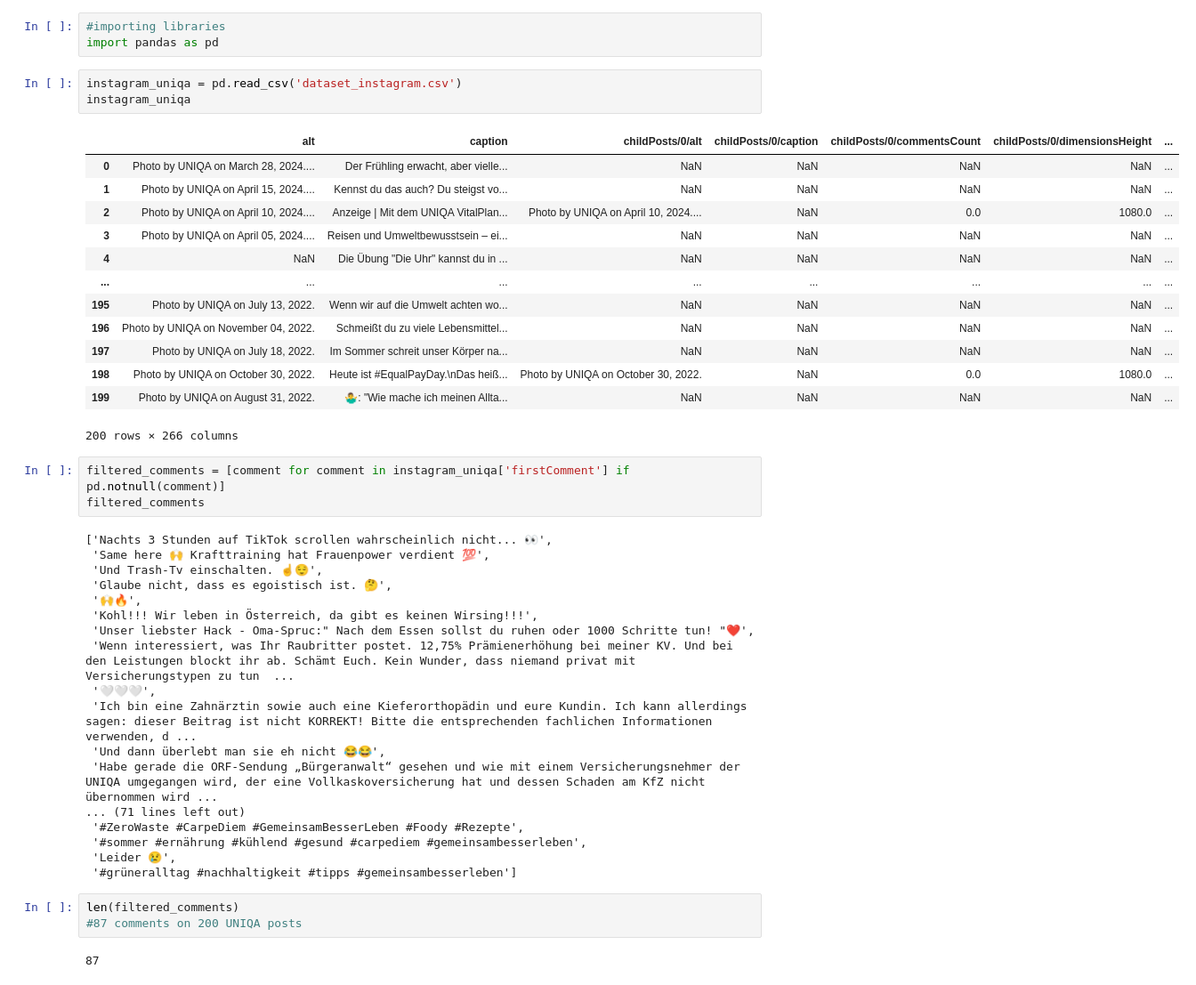
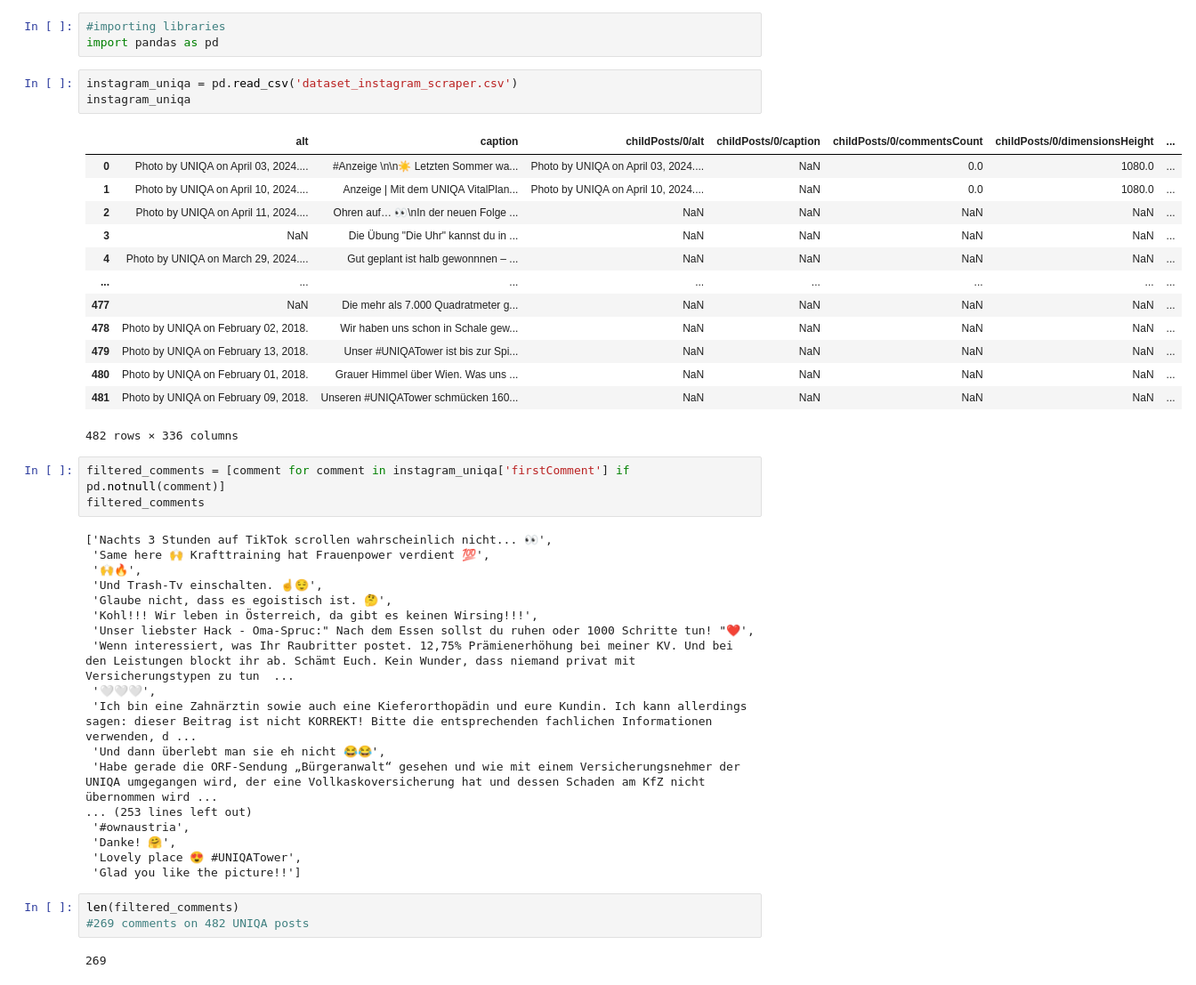
Before and after one commit to corinne167225/Capstone_UNIQA, a Jupyter notebook: UNIQA Instagram.ipynb, the cells around one changed output. Shown: that part at 89% size. Saved outputs shown, nothing was run; the diff lists cells and outputs as text.

```diff
--- a/UNIQA Instagram.ipynb
+++ b/UNIQA Instagram.ipynb
@@ -6,31 +6,31 @@ Instagram shut down its public API in 2018. You now have to be approved through
 #importing libraries
 import pandas as pd
 # %%
-instagram_uniqa = pd.read_csv('dataset_instagram.csv')
+instagram_uniqa = pd.read_csv('dataset_instagram_scraper.csv')
 instagram_uniqa
 # %% [output]
 |  | alt | caption | childPosts/0/alt | childPosts/0/caption | childPosts/0/commentsCount | childPosts/0/dimensionsHeight | ... |
-| 0 | Photo by UNIQA on March 28, 2024.... | Der Frühling erwacht, aber vielle... | NaN | NaN | NaN | NaN | ... |
-| 1 | Photo by UNIQA on April 15, 2024.... | Kennst du das auch? Du steigst vo... | NaN | NaN | NaN | NaN | ... |
-| 2 | Photo by UNIQA on April 10, 2024.... | Anzeige | Mit dem UNIQA VitalPlan... | Photo by UNIQA on April 10, 2024.... | NaN | 0.0 | 1080.0 | ... |
-| 3 | Photo by UNIQA on April 05, 2024.... | Reisen und Umweltbewusstsein – ei... | NaN | NaN | NaN | NaN | ... |
-| 4 | NaN | Die Übung "Die Uhr" kannst du in ... | NaN | NaN | NaN | NaN | ... |
+| 0 | Photo by UNIQA on April 03, 2024.... | #Anzeige \n\n☀️ Letzten Sommer wa... | Photo by UNIQA on April 03, 2024.... | NaN | 0.0 | 1080.0 | ... |
+| 1 | Photo by UNIQA on April 10, 2024.... | Anzeige | Mit dem UNIQA VitalPlan... | Photo by UNIQA on April 10, 2024.... | NaN | 0.0 | 1080.0 | ... |
+| 2 | Photo by UNIQA on April 11, 2024.... | Ohren auf… 👀\nIn der neuen Folge ... | NaN | NaN | NaN | NaN | ... |
+| 3 | NaN | Die Übung "Die Uhr" kannst du in ... | NaN | NaN | NaN | NaN | ... |
+| 4 | Photo by UNIQA on March 29, 2024.... | Gut geplant ist halb gewonnnen – ... | NaN | NaN | NaN | NaN | ... |
 | ... | ... | ... | ... | ... | ... | ... | ... |
-| 195 | Photo by UNIQA on July 13, 2022. | Wenn wir auf die Umwelt achten wo... | NaN | NaN | NaN | NaN | ... |
-| 196 | Photo by UNIQA on November 04, 2022. | Schmeißt du zu viele Lebensmittel... | NaN | NaN | NaN | NaN | ... |
-| 197 | Photo by UNIQA on July 18, 2022. | Im Sommer schreit unser Körper na... | NaN | NaN | NaN | NaN | ... |
-| 198 | Photo by UNIQA on October 30, 2022. | Heute ist #EqualPayDay.\nDas heiß... | Photo by UNIQA on October 30, 2022. | NaN | 0.0 | 1080.0 | ... |
-| 199 | Photo by UNIQA on August 31, 2022. | 🤷‍♂️: "Wie mache ich meinen Allta... | NaN | NaN | NaN | NaN | ... |
+| 477 | NaN | Die mehr als 7.000 Quadratmeter g... | NaN | NaN | NaN | NaN | ... |
+| 478 | Photo by UNIQA on February 02, 2018. | Wir haben uns schon in Schale gew... | NaN | NaN | NaN | NaN | ... |
+| 479 | Photo by UNIQA on February 13, 2018. | Unser #UNIQATower ist bis zur Spi... | NaN | NaN | NaN | NaN | ... |
+| 480 | Photo by UNIQA on February 01, 2018. | Grauer Himmel über Wien. Was uns ... | NaN | NaN | NaN | NaN | ... |
+| 481 | Photo by UNIQA on February 09, 2018. | Unseren #UNIQATower schmücken 160... | NaN | NaN | NaN | NaN | ... |
-200 rows × 266 columns
+482 rows × 336 columns
 # %%
 filtered_comments = [comment for comment in instagram_uniqa['firstComment'] if pd.notnull(comment)]
 filtered_comments
 # %% [output]
 ['Nachts 3 Stunden auf TikTok scrollen wahrscheinlich nicht... 👀',
  'Same here 🙌 Krafttraining hat Frauenpower verdient 💯',
+ '🙌🔥',
  'Und Trash-Tv einschalten. ☝️😌',
  'Glaube nicht, dass es egoistisch ist. 🤔',
- '🙌🔥',
  'Kohl!!! Wir leben in Österreich, da gibt es keinen Wirsing!!!',
  'Unser liebster Hack - Oma-Spruc:" Nach dem Essen sollst du ruhen oder 1000 Schritte tun! "❤️',
  'Wenn interessiert, was Ihr Raubritter postet. 12,75% Prämienerhöhung bei meiner KV. Und bei den Leistungen blockt ihr ab. Schämt Euch. Kein Wunder, dass niemand privat mit Versicherungstypen zu tun  ...
@@ -38,13 +38,13 @@ filtered_comments
  'Ich bin eine Zahnärztin sowie auch eine Kieferorthopädin und eure Kundin. Ich kann allerdings  sagen: dieser Beitrag ist nicht KORREKT! Bitte die entsprechenden fachlichen Informationen verwenden, d ...
  'Und dann überlebt man sie eh nicht 😂😂',
  'Habe gerade die ORF-Sendung „Bürgeranwalt“ gesehen und wie mit einem Versicherungsnehmer der UNIQA umgegangen wird, der eine Vollkaskoversicherung hat und dessen Schaden am KfZ nicht übernommen wird ...
-... (71 lines left out)
- '#ZeroWaste #CarpeDiem #GemeinsamBesserLeben #Foody #Rezepte',
- '#sommer #ernährung #kühlend #gesund #carpediem #gemeinsambesserleben',
- 'Leider 😢',
- '#grüneralltag #nachhaltigkeit #tipps #gemeinsambesserleben']
+... (253 lines left out)
+ '#ownaustria',
+ 'Danke! 🤗',
+ 'Lovely place 😍 #UNIQATower',
+ 'Glad you like the picture!!']
 # %%
 len(filtered_comments)
-#87 comments on 200 UNIQA posts
+#269 comments on 482 UNIQA posts
 # %% [output]
-87
+269
```
Also changed, not shown: 2 other files.
